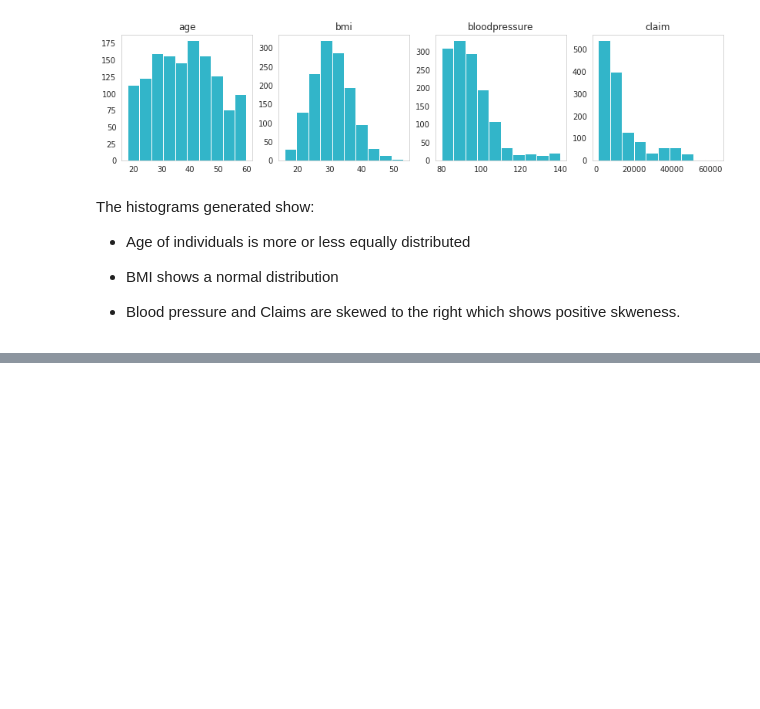
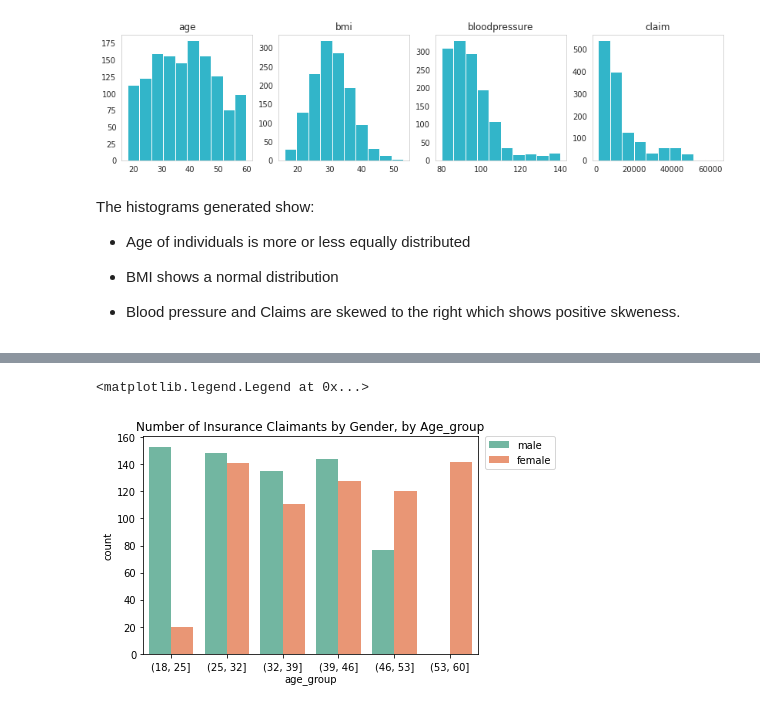
Before and after one commit to 27136thapelo/Insurance-Claim-Analysis, a Jupyter notebook: Insurance_claim_analysis_notebook.ipynb, the cells around one changed output, grey strips where cells are left out. Drawn from its saved outputs; the diff is of its cells as text; code cells hidden in the pictures; blank space fills up the shorter version.

```diff
--- a/Insurance_claim_analysis_notebook.ipynb
+++ b/Insurance_claim_analysis_notebook.ipynb
@@ -302,0 +321,6 @@ The histograms generated show:
+# %%
+## Build a new ageGroup feature, with 6 age bands, of 7 years each
+age_band = [18,25,32,39,46,53,60]
+df['age_group'] = pd.cut(df['age'], bins=age_band)
+ageGroup = df[['age_group', 'claim']].groupby('age_group').sum().sort_values(by="claim", ascending=False)
+ageGroup
@@ -302,0 +336,7 @@ The histograms generated show:
+# %%
+## Now we use countplot() to visualise the data
+sns.countplot(x='age_group', hue='gender', palette="Set2", data=df).set(title='Number of Insurance Claimants by Gender, by Age_group')
+plt.legend(bbox_to_anchor=(1.02, 1), loc='upper left', borderaxespad=0)
+# %% [output]
+<matplotlib.legend.Legend at 0x...>
+[figure, added]
```
Also changed, not shown: parts of 9 cells of this notebook.
